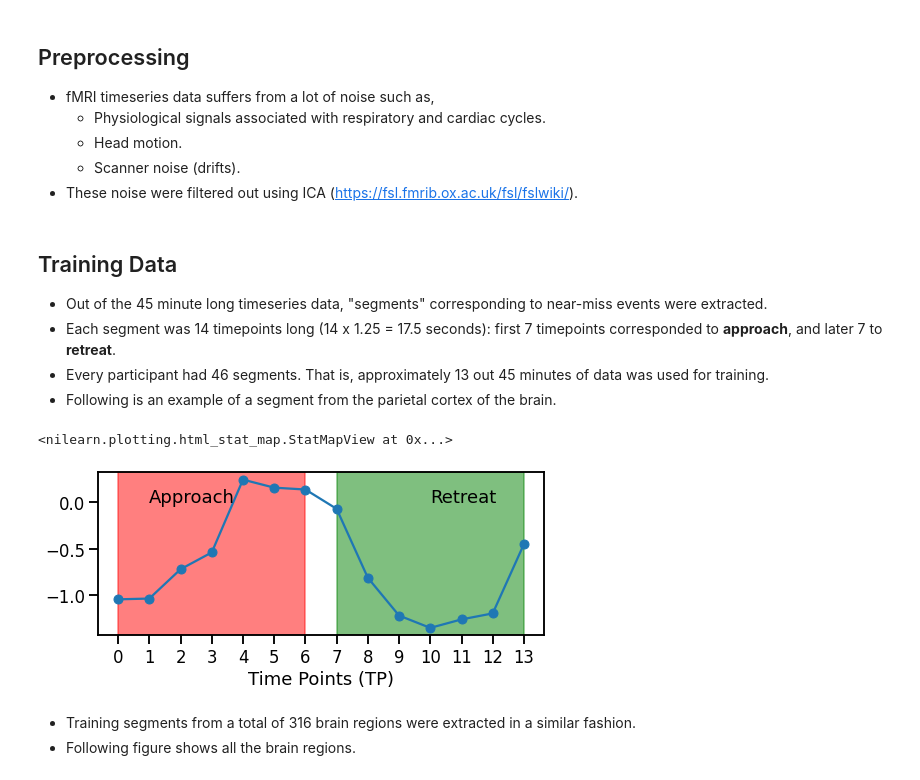
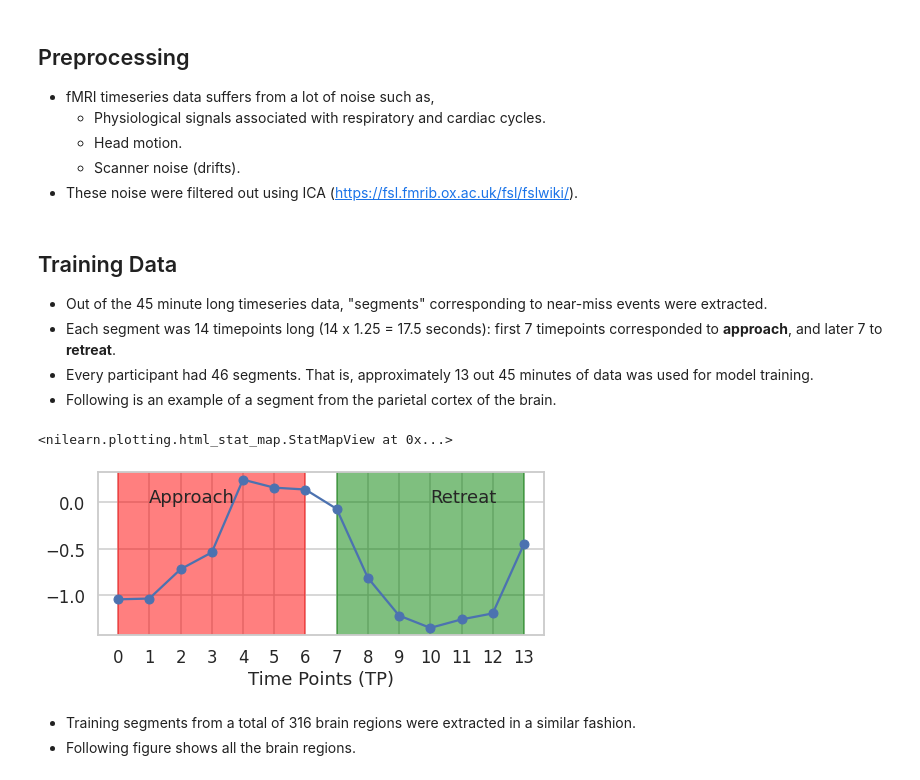
Before and after one commit to limbachia/brain-state-predictions, a Jupyter notebook: training_data_description.ipynb, the cells around one changed output. Drawn from its saved outputs; the diff is of its cells as text; code cells hidden in the pictures.

```diff
--- a/training_data_description.ipynb
+++ b/training_data_description.ipynb
@@ -18,22 +18,23 @@ $( document ).ready(code_toggle);
 [interactive output not drawn]
 # %%
 from IPython.display import Image, Video, HTML
-
+from nilearn.plotting import plot_glass_brain
+from nilearn import plotting
+from src.preprocess.dataset import *
 import warnings
 warnings.filterwarnings('ignore')
 
+import os
 import pickle
 import numpy as np
 import pandas as pd
-
+import tensorflow as tf
 import nilearn as nil
-from nilearn.plotting import plot_glass_brain
-from nilearn import plotting
 
 import matplotlib.pyplot as plt
 import matplotlib.image as mpimg
 import seaborn as sns
-sns.set_context("talk")
+sns.set(context="talk",style='whitegrid')
 %matplotlib inline
 
 %load_ext watermark
@@ -113,33 +116,38 @@ HTML('<iframe width="560" height="315" src="https://www.youtube.com/embed/RUhoOg
 ## Training Data
 - Out of the 45 minute long timeseries data, "segments" corresponding to near-miss events were extracted.
 - Each segment was 14 timepoints long (14 x 1.25 = 17.5 seconds): first 7 timepoints corresponded to **approach**, and later 7 to **retreat**.
-- Every participant had 46 segments. That is, approximately 13 out 45 minutes of data was used for training.
+- Every participant had 46 segments. That is, approximately 13 out 45 minutes of data was used for model training.
 - Following is an example of a segment from the parietal cortex of the brain.
+# %%
+## Load the data
+DATPAT = "data/processed/00a-ROI316_withShiftedSegments.pkl"
+with open(DATPAT,"rb") as f:
+    SEGMENTS=pickle.load(f)
+
+roi = []
+roi_idx = 108
+for i in range(6):
+    dataset=selective_segments(SEGMENTS,i)
+    roi.append(dataset['CON054']['data'][:,roi_idx,0])
 # %%
-## Load the data
-with open("data/processed/00a-ROI316_withShiftedSegments.pkl","rb") as f:
-    dataset=pickle.load(f)
-
-roi_idx = 108
-roi = np.squeeze(dataset['CON054']['data'][:,[roi_idx],0:36:6])
 plt.figure(figsize=(8,3))
-plt.plot(np.arange(14),roi[:,0],marker='o')
+plt.plot(np.arange(14),roi[5],marker='o')
 plt.axvspan(0,6,color='red',alpha=0.5)
 plt.axvspan(7,13,color='green',alpha=0.5)
 plt.text(1,0,'Approach',fontdict={'size':18})
 plt.text(10,0,'Retreat',fontdict={'size':18})
 #_=plt.xticks(np.arange(14)*1.25, labels=['TR{:02d}'.format(tr) for tr in np.arange(14)],rotation=90)
 _=plt.xticks(np.arange(14))
 _=plt.xlabel('Time Points (TP)')
 
 mask = nil.image.load_img("data/processed/masks/00b-Schaefer2018_300Parcels_17Networks_order_afniMNI152_2mm_GM.nii.gz")
 roi_mask = np.zeros_like(mask.get_fdata())
 roi_mask[mask.get_fdata() == roi_idx] = 1.
 roi_mask = nil.image.new_img_like(mask, roi_mask)
 plotting.view_img(roi_mask,symmetric_cmap=False,vmax=1)
 # %% [output]
 <nilearn.plotting.html_stat_map.StatMapView at 0x...>
-[figure, old version]
+[figure, new version]
 # %% [markdown]
 - Training segments from a total of 316 brain regions were extracted in a similar fashion.
 - Following figure shows all the brain regions.
```
Also changed, not shown: parts of 16 cells of this notebook, 5 other files.
